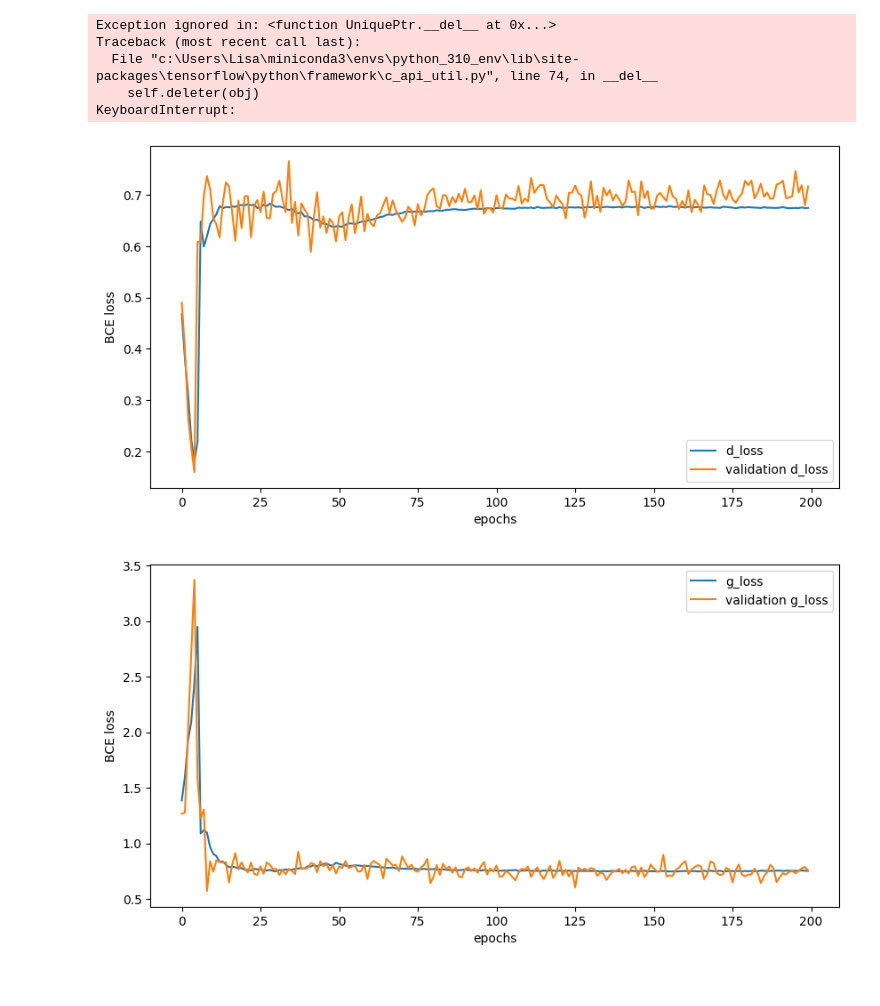
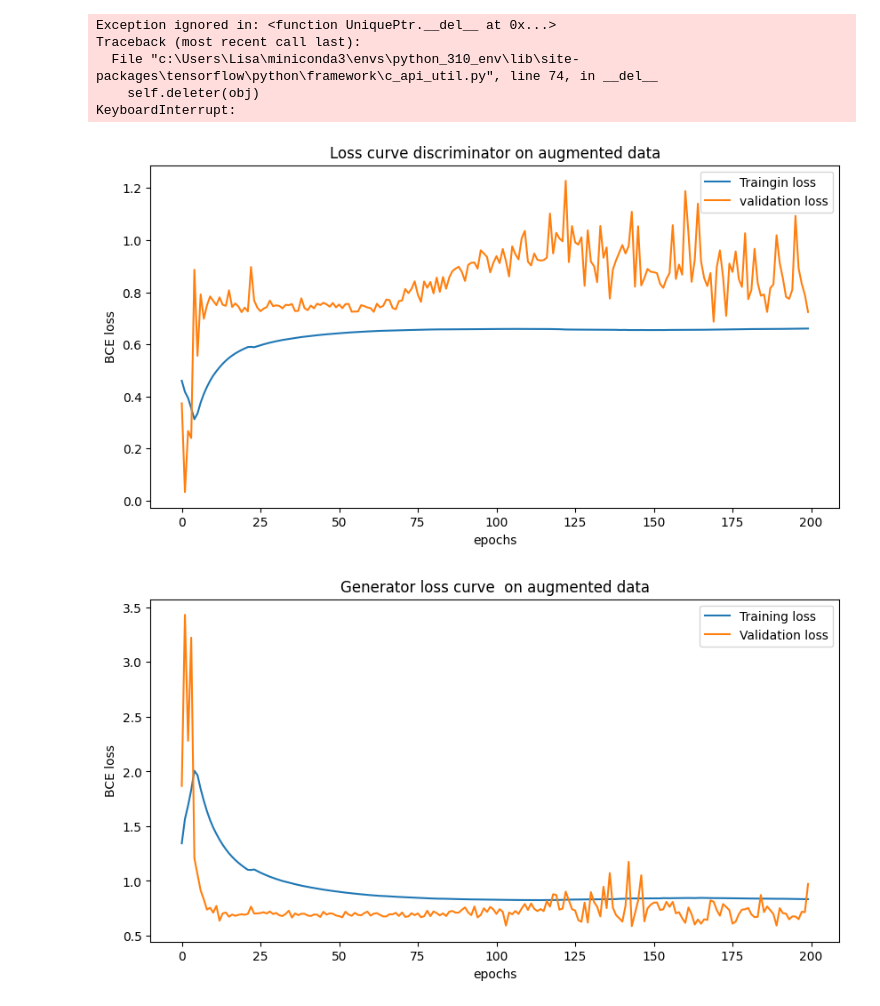
Before and after one commit to Lisa-dk/self-supervised-mnist, a Jupyter notebook: mnist_gan.ipynb, the cells around one changed output. Drawn from its saved outputs; the diff is of its cells as text; code cells hidden in the pictures.

```diff
--- a/mnist_gan.ipynb
+++ b/mnist_gan.ipynb
@@ -79,7 +79,7 @@ generator_in_channels = latent_dim + num_classes
 discriminator_in_channels = num_channels + num_classes
 RANDOM_STATE=42
 
-aug=False
+aug=True
 # %%
 model_path = "./gan_model/gan_model_.keras"
 os.makedirs(model_path, exist_ok=True)
@@ -122,10 +124,10 @@ aug_seq = iaa.Sequential([
 
 def augment(image):
     kernel = np.ones((2, 2), np.uint8)
-    if random.random() < 0.5:
-        image = cv2.erode(image, kernel, iterations=1)
-    else:
-        image = cv2.dilate(image, kernel, iterations=1)
+    # if random.random() < 0.5:
+    #     image = cv2.erode(image, kernel, iterations=1)
+    # else:
+    #     image = cv2.dilate(image, kernel, iterations=1)
     image = aug_seq.augment_image(image)
     return image
 # %%
@@ -411,13 +415,12 @@ for epoch in range(epochs):
 
 
     print("epoch:", epoch, "d_loss:", history["d_loss"][epoch], "g_loss:", history["g_loss"][epoch], "val_d_loss:", history["val_d_loss"][epoch], "val_g_loss:", history["val_g_loss"][epoch])
-    if epoch % 5 == 0:
+    if (epoch + 1) % 5 == 0:
         save_img_on_epoch_end(epoch)
 
-    if epoch % eval_epoch == 0:
-        fid, inc = calc_metrics(cgan.generator)
-        history["val_fid"].append(fid)
-        history["val_inc"].append(inc)
-
-        cgan.generator.save(f'./mnist_gan_{epochs}.keras')
+    if (epoch + 1) % eval_epoch == 0:
+        cgan.generator.save(f'./mnist_gan_{epoch}_aug.keras')
+        # fid, inc = calc_metrics(cgan.generator)
+        # history["val_fid"].append(fid)
+        # history["val_inc"].append(inc)
 # %% [output]
@@ -513,33 +511,35 @@ Traceback (most recent call last):
     self.deleter(obj)
 KeyboardInterrupt:
 # %%
-d_loss = history.history['d_loss']
-val_d_loss = history.history['val_d_loss']
+d_loss = history['d_loss']
+val_d_loss = history['val_d_loss']
 
 fig = plt.figure(figsize=(10, 5))
 
-plt.plot(d_loss, label="d_loss")
-plt.plot(val_d_loss, label="validation d_loss")
+plt.plot(d_loss, label="Traingin loss")
+plt.plot(val_d_loss, label="validation loss")
 plt.legend()
 plt.xlabel("epochs")
 plt.ylabel("BCE loss")
-plt.savefig("./results/discriminator_loss_100e.png", dpi=300)
+plt.title("Discriminator loss curve on augmented data")
+plt.savefig("./results/discriminator_loss_aug.png", dpi=300)
 plt.show()
 # %% [output]
-[figure, old version]
+[figure, new version]
 # %%
 
-g_loss = history.history['g_loss']
-val_g_loss = history.history['val_g_loss']
+g_loss = history['g_loss']
+val_g_loss = history['val_g_loss']
 
 fig = plt.figure(figsize=(10, 5))
 
-plt.plot(g_loss, label="g_loss")
-plt.plot(val_g_loss, label="validation g_loss")
+plt.plot(g_loss, label="Training loss")
+plt.plot(val_g_loss, label="Validation loss")
 plt.legend()
 plt.xlabel("epochs")
 plt.ylabel("BCE loss")
-plt.savefig("./results/generator_loss_100e.png", dpi=300)
+plt.title("Generator loss curve  on augmented data")
+plt.savefig("./results/generator_loss_aug.png", dpi=300)
 plt.show()
 # %% [output]
-[figure, old version]
+[figure, new version]
```
Also changed, not shown: parts of 8 cells of this notebook.
